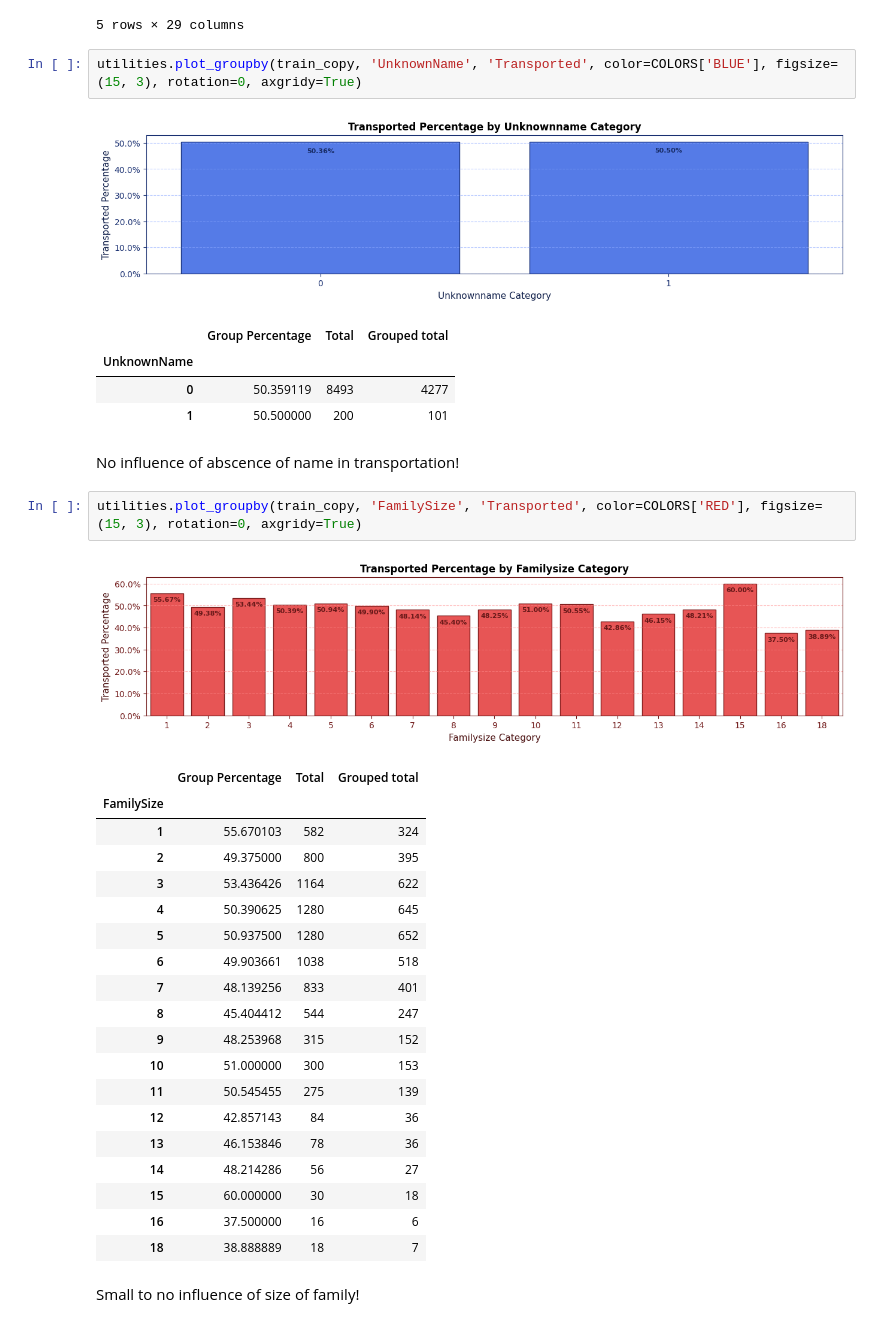
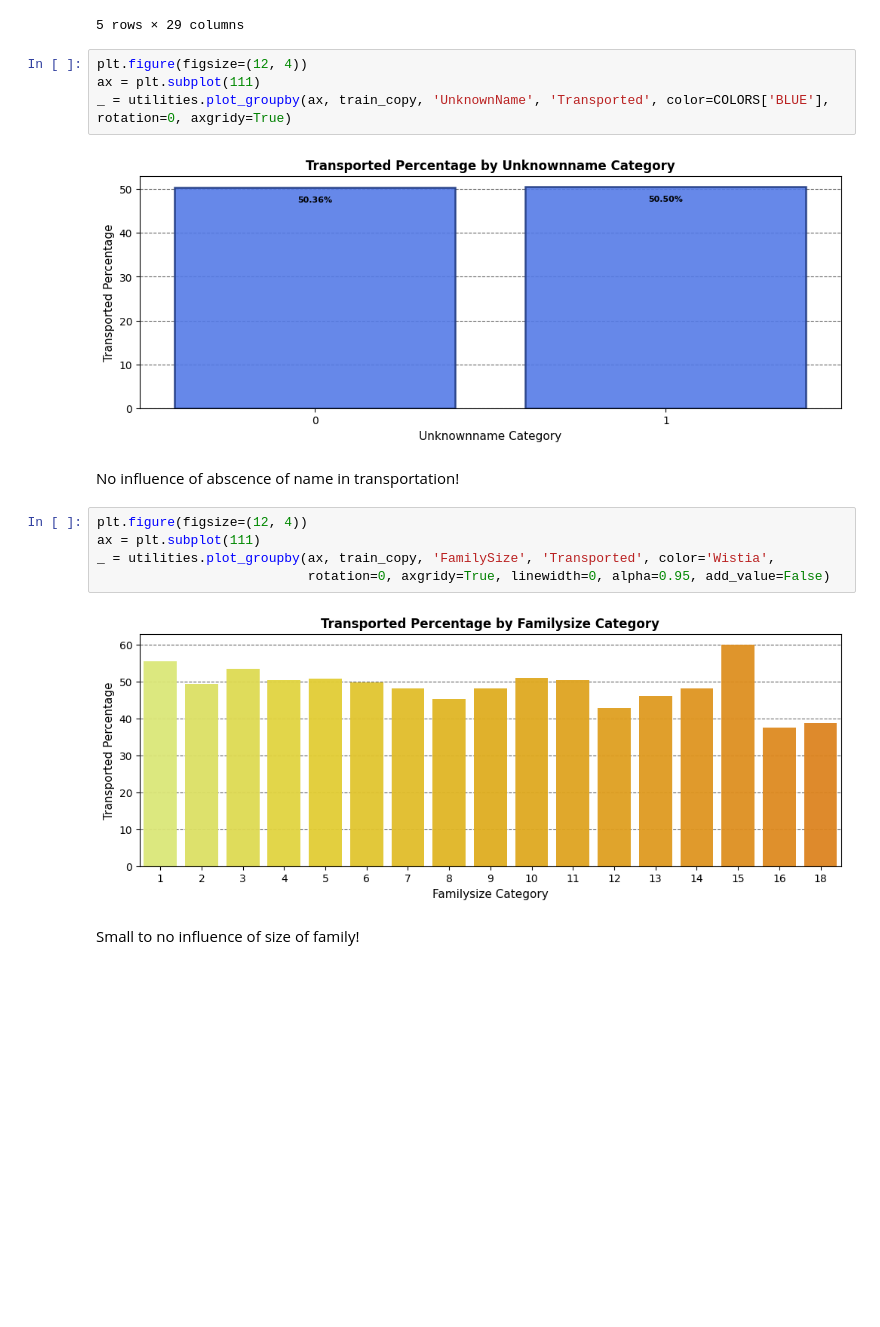
Before and after one commit to ydepledt/kaggle, a Jupyter notebook: spaceship-titanic/spaceship_titatic.ipynb, the cells around one changed output. Cells and saved outputs as stored; diff of their text form; blank space fills up the shorter version.

```diff
--- a/spaceship-titanic/spaceship_titatic.ipynb
+++ b/spaceship-titanic/spaceship_titatic.ipynb
@@ -250,37 +229,19 @@ train_copy.head()
 | 4 | 0004_01 | False | 0.0 | False | True | True | True | True | True | ... |
 5 rows × 29 columns
 # %%
-utilities.plot_groupby(train_copy, 'UnknownName', 'Transported', color=COLORS['BLUE'], figsize=(15, 3), rotation=0, axgridy=True)
+plt.figure(figsize=(12, 4))
+ax = plt.subplot(111)
+_ = utilities.plot_groupby(ax, train_copy, 'UnknownName', 'Transported', color=COLORS['BLUE'], rotation=0, axgridy=True)
 # %% [output]
-[figure, old version]
+[figure, new version]
-|  | Group Percentage | Total | Grouped total |
-| UnknownName |  |  |  |
-| 0 | 50.359119 | 8493 | 4277 |
-| 1 | 50.500000 | 200 | 101 |
 # %% [markdown]
 No influence of abscence of name in transportation!
-# %%
-utilities.plot_groupby(train_copy, 'FamilySize', 'Transported', color=COLORS['RED'], figsize=(15, 3), rotation=0, axgridy=True)
-# %% [output]
-[figure, removed]
-|  | Group Percentage | Total | Grouped total |
-| FamilySize |  |  |  |
-| 1 | 55.670103 | 582 | 324 |
-| 2 | 49.375000 | 800 | 395 |
-| 3 | 53.436426 | 1164 | 622 |
-| 4 | 50.390625 | 1280 | 645 |
-| 5 | 50.937500 | 1280 | 652 |
-| 6 | 49.903661 | 1038 | 518 |
-| 7 | 48.139256 | 833 | 401 |
-| 8 | 45.404412 | 544 | 247 |
-| 9 | 48.253968 | 315 | 152 |
-| 10 | 51.000000 | 300 | 153 |
-| 11 | 50.545455 | 275 | 139 |
-| 12 | 42.857143 | 84 | 36 |
-| 13 | 46.153846 | 78 | 36 |
-| 14 | 48.214286 | 56 | 27 |
-| 15 | 60.000000 | 30 | 18 |
-| 16 | 37.500000 | 16 | 6 |
-| 18 | 38.888889 | 18 | 7 |
+# %%
+plt.figure(figsize=(12, 4))
+ax = plt.subplot(111)
+_ = utilities.plot_groupby(ax, train_copy, 'FamilySize', 'Transported', color='Wistia',
+                           rotation=0, axgridy=True, linewidth=0, alpha=0.95, add_value=False)
+# %% [output]
+[figure, added]
 # %% [markdown]
 Small to no influence of size of family!
```
Also changed, not shown: parts of 13 cells of this notebook, 12 other files.
